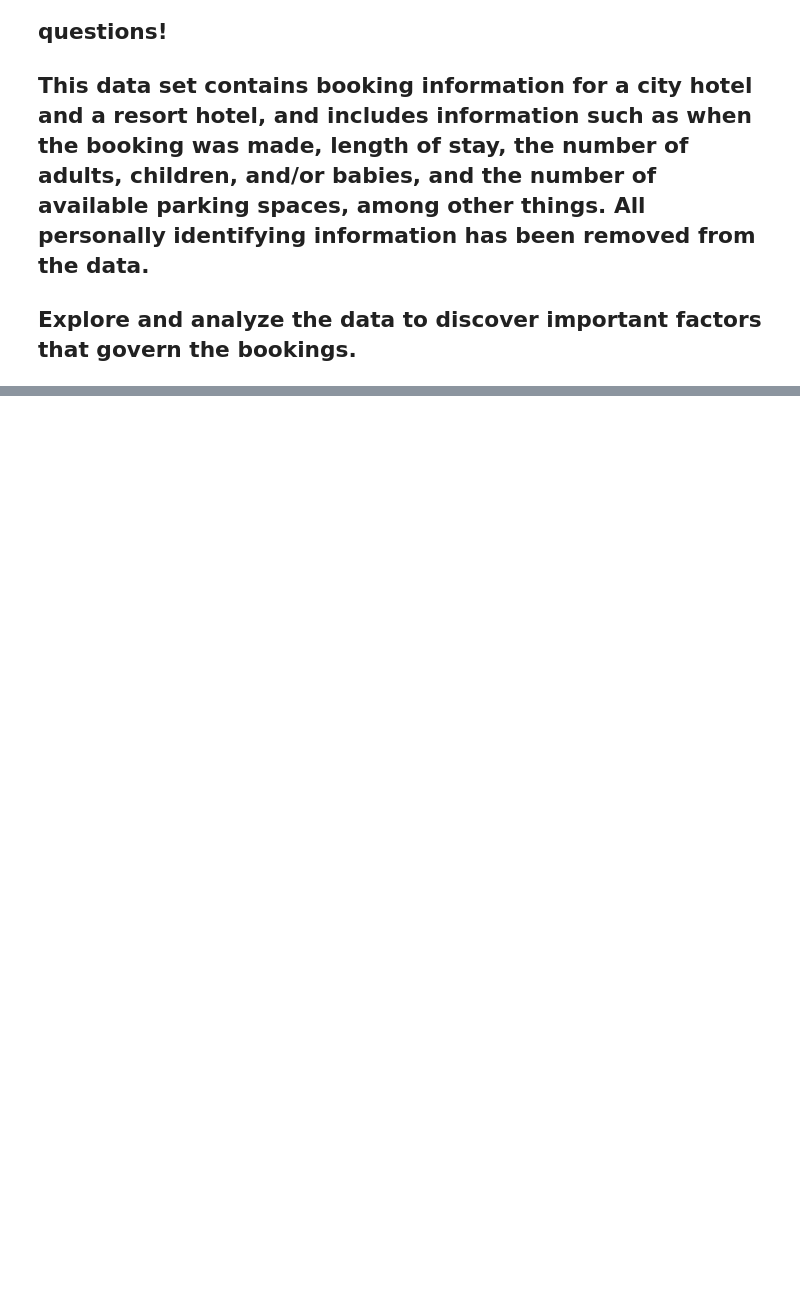
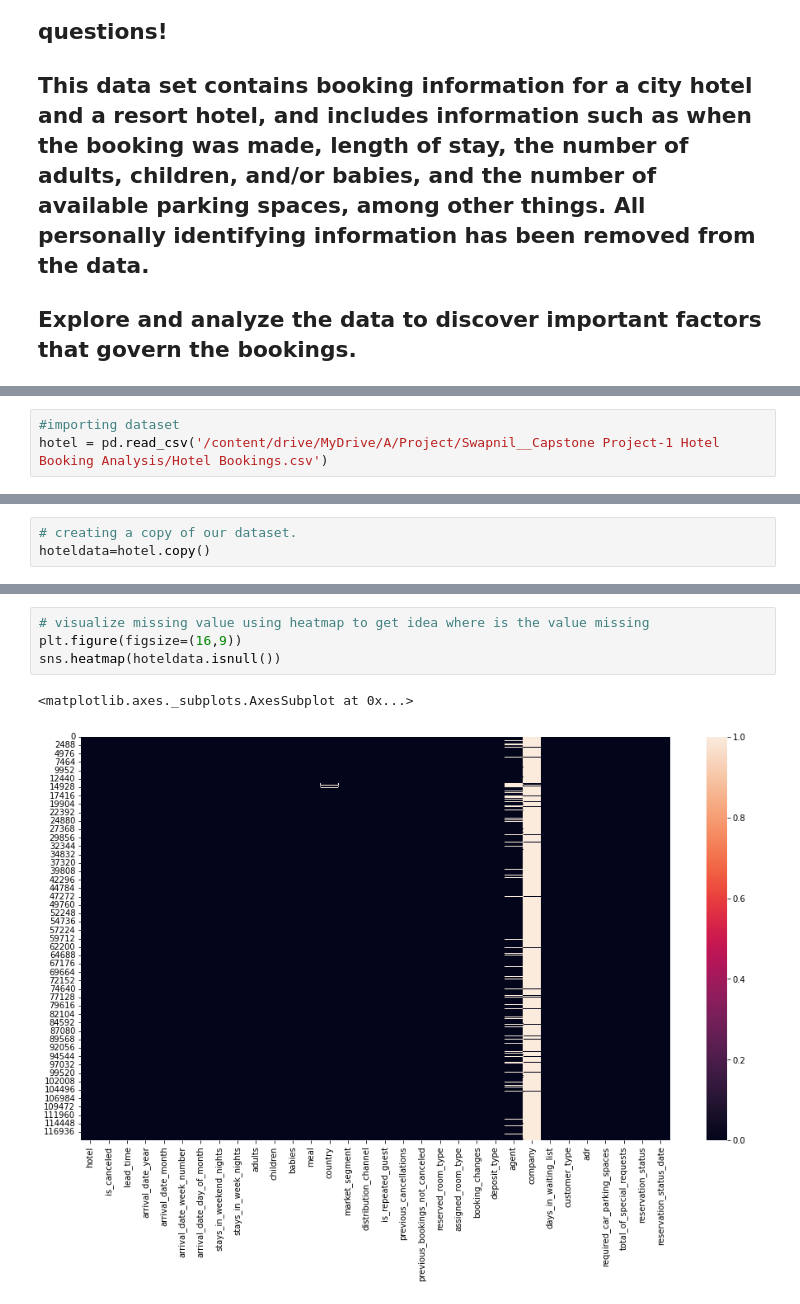
Before and after one commit to swapnilraher/Hotel-Booking, a Jupyter notebook: Swapnil__Hotel_Booking_Analysis_Capstone_Project.ipynb, the cells around one changed output, grey strips where cells are left out. Cells and saved outputs as stored; diff of their text form; blank space fills up the shorter version.

```diff
--- a/Swapnil__Hotel_Booking_Analysis_Capstone_Project.ipynb
+++ b/Swapnil__Hotel_Booking_Analysis_Capstone_Project.ipynb
@@ -38,0 +23,3 @@ hotel.head(3)
+# %%
+#importing dataset
+hotel = pd.read_csv('/content/drive/MyDrive/A/Project/Swapnil__Capstone Project-1 Hotel Booking Analysis/Hotel Bookings.csv')
@@ -38,0 +28,3 @@ hotel.head(3)
+# %%
+# creating a copy of our dataset.
+hoteldata=hotel.copy()
@@ -38,0 +205,7 @@ hotel.head(3)
+# %%
+# visualize missing value using heatmap to get idea where is the value missing
+plt.figure(figsize=(16,9))
+sns.heatmap(hoteldata.isnull())
+# %% [output]
+<matplotlib.axes._subplots.AxesSubplot at 0x...>
+[figure, added]
```
Also changed, not shown: parts of 137 cells of this notebook.
